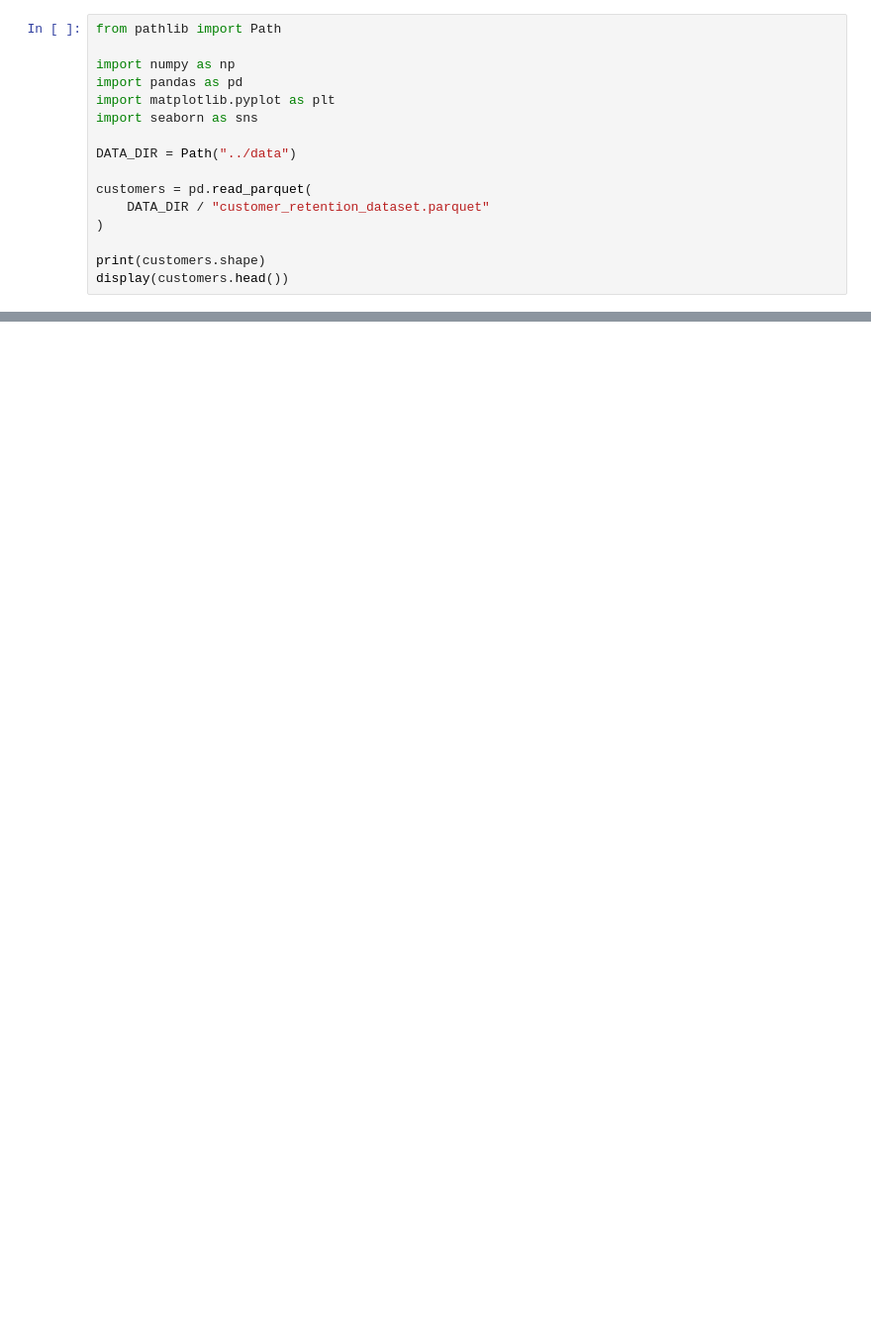
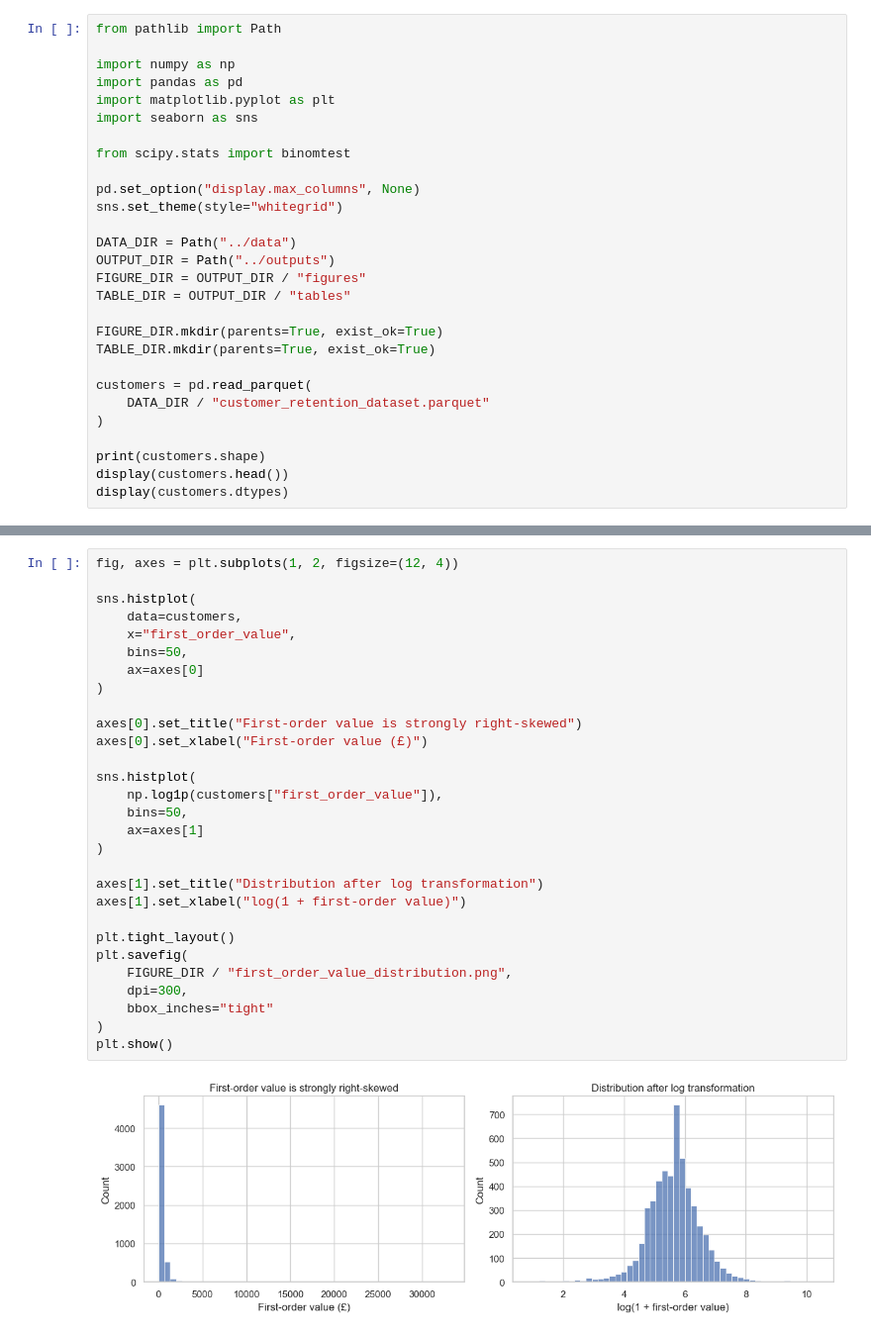
Before and after one commit to YiranLL/online-retail-retention, a Jupyter notebook: notebooks/03_analysis.ipynb, the cells around one changed output, grey strips where cells are left out. Shown at 99% size. Saved outputs shown, nothing was run; the diff lists cells and outputs as text; blank space fills up the shorter version.

```diff
--- a/notebooks/03_analysis.ipynb
+++ b/notebooks/03_analysis.ipynb
@@ -6,7 +6,18 @@ import pandas as pd
 import matplotlib.pyplot as plt
 import seaborn as sns
 
+from scipy.stats import binomtest
+
+pd.set_option("display.max_columns", None)
+sns.set_theme(style="whitegrid")
+
 DATA_DIR = Path("../data")
+OUTPUT_DIR = Path("../outputs")
+FIGURE_DIR = OUTPUT_DIR / "figures"
+TABLE_DIR = OUTPUT_DIR / "tables"
+
+FIGURE_DIR.mkdir(parents=True, exist_ok=True)
+TABLE_DIR.mkdir(parents=True, exist_ok=True)
 
 customers = pd.read_parquet(
     DATA_DIR / "customer_retention_dataset.parquet"
@@ -14,6 +25,7 @@ customers = pd.read_parquet(
 
 print(customers.shape)
 display(customers.head())
+display(customers.dtypes)
 # %% [output]
 (5281, 18)
 |  | customer_id | first_order_id | first_order_date | first_order_value | first_order_quantity | ... |
@@ -24,0 +120,31 @@ display(customers.head())
+# %%
+fig, axes = plt.subplots(1, 2, figsize=(12, 4))
+
+sns.histplot(
+    data=customers,
+    x="first_order_value",
+    bins=50,
+    ax=axes[0]
+)
+
+axes[0].set_title("First-order value is strongly right-skewed")
+axes[0].set_xlabel("First-order value (£)")
+
+sns.histplot(
+    np.log1p(customers["first_order_value"]),
+    bins=50,
+    ax=axes[1]
+)
+
+axes[1].set_title("Distribution after log transformation")
+axes[1].set_xlabel("log(1 + first-order value)")
+
+plt.tight_layout()
+plt.savefig(
+    FIGURE_DIR / "first_order_value_distribution.png",
+    dpi=300,
+    bbox_inches="tight"
+)
+plt.show()
+# %% [output]
+[figure, added]
```
Also changed, not shown: parts of 18 cells of this notebook, 4 other files.
